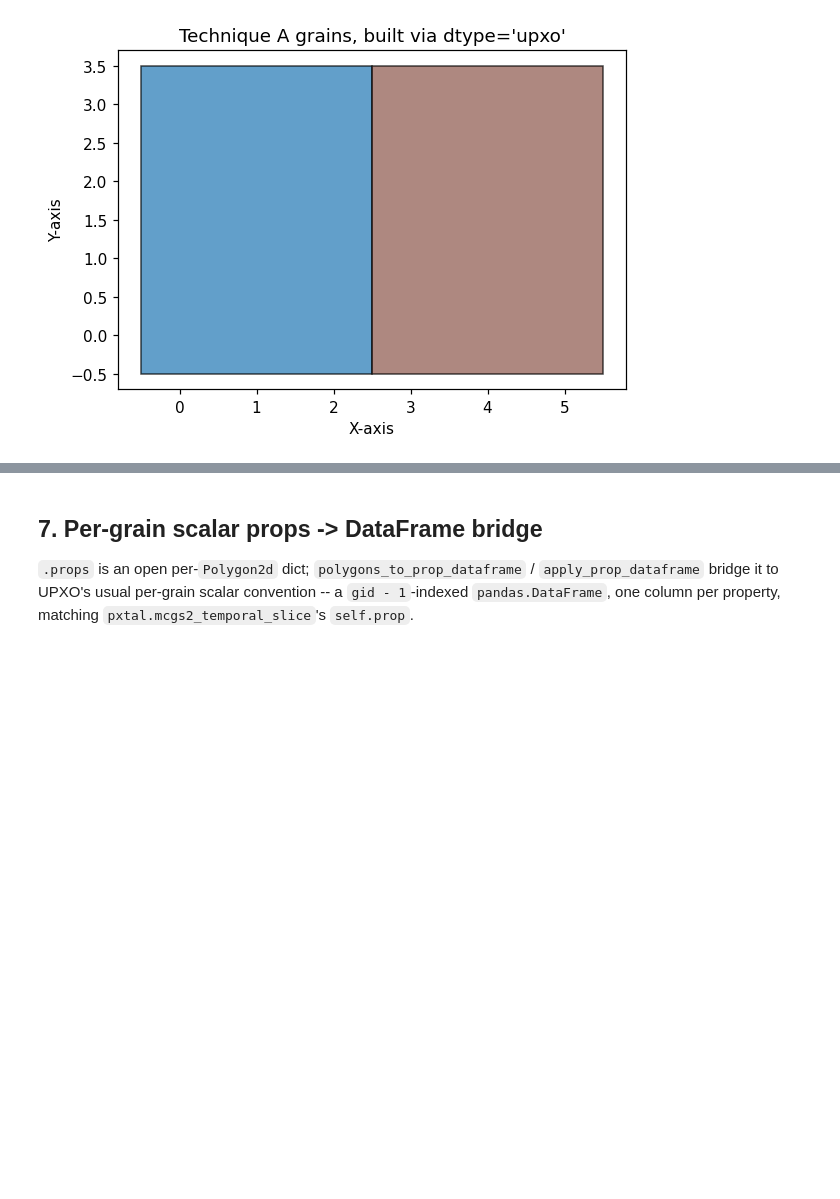
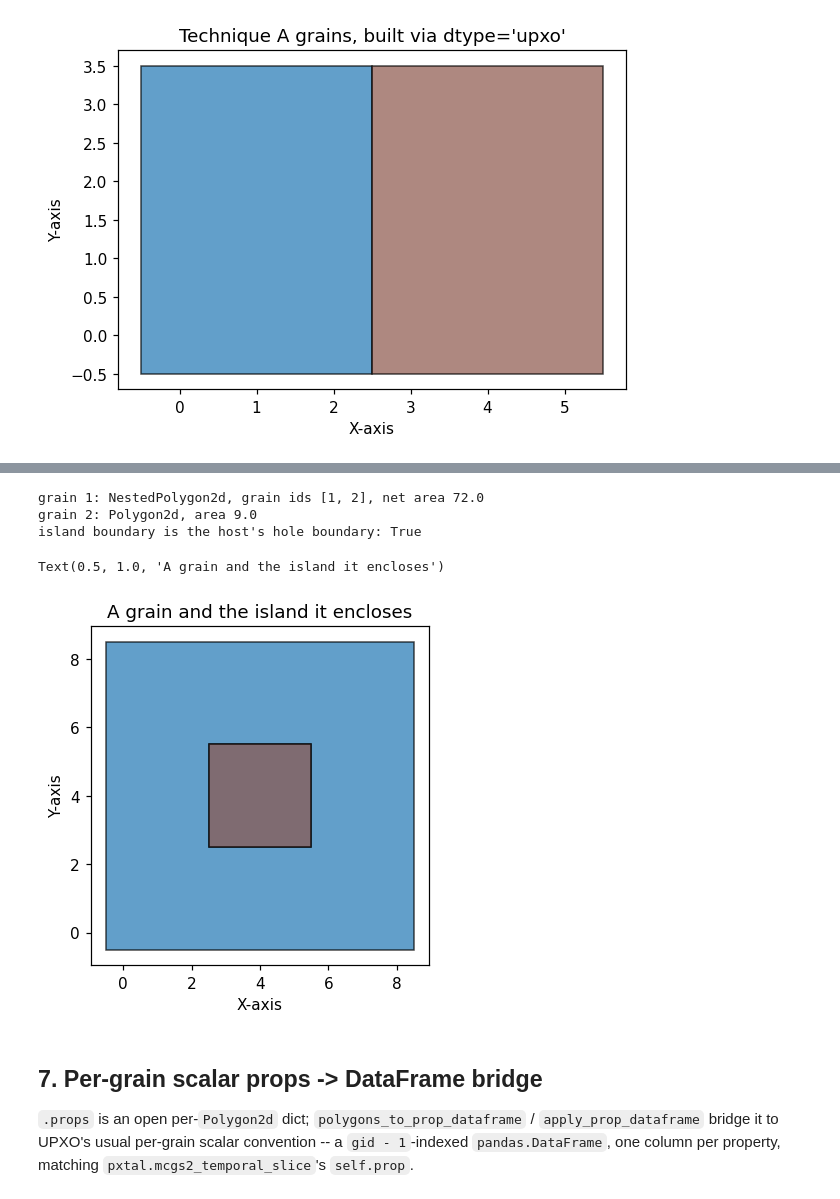
Before and after one commit to Design-By-Fundamentals-UKAEA/UPXO, a Jupyter notebook: src/upxo/demos/geom/poly2d01.ipynb, the cells around one changed output, grey strips where cells are left out. Drawn from its saved outputs; the diff is of its cells as text; code cells hidden in the pictures; blank space fills up the shorter version.

```diff
--- a/src/upxo/demos/geom/poly2d01.ipynb
+++ b/src/upxo/demos/geom/poly2d01.ipynb
@@ -237,3 +243,27 @@ Text(0.5, 1.0, "Technique A grains, built via dtype='upxo'")
+# %%
+lgi_isl = np.full((9, 9), 1, dtype=np.int32)
+lgi_isl[3:6, 3:6] = 2
+
+gs_isl = polygonised_grain_structure(lgi_isl, np.unique(lgi_isl), None)
+gs_isl.pix_to_geom(verbose=False)
+grains_isl = gs_isl.construct_geometric_xtals_from_gbcoords(
+    gs_isl.GBCoords, dtype='upxo', saa=False, throw=True)
+
+host, island = grains_isl[1], grains_isl[2]
+print(f"grain 1: {type(host).__name__}, grain ids {[int(g) for g in host.gids_all]}, net area {host.area}")
+print(f"grain 2: {type(island).__name__}, area {island.area}")
+print(f"island boundary is the host's hole boundary: {host.holes[0].ring is island.ring}")
+
+fig, ax = plt.subplots(figsize=(4, 4), dpi=110)
+gsviz.plot_multipolygon_geometric(
+    MultiPolygon([host.make_shapely(), island.make_shapely()]), fig=fig, ax=ax)
+ax.set_title('A grain and the island it encloses')
+# %% [output]
+grain 1: NestedPolygon2d, grain ids [1, 2], net area 72.0
+grain 2: Polygon2d, area 9.0
+island boundary is the host's hole boundary: True
+Text(0.5, 1.0, 'A grain and the island it encloses')
+[figure, added]
 # %% [markdown]
 ## 7. Per-grain scalar props -> DataFrame bridge
 
```
Also changed, not shown: parts of 1 cell of this notebook.
